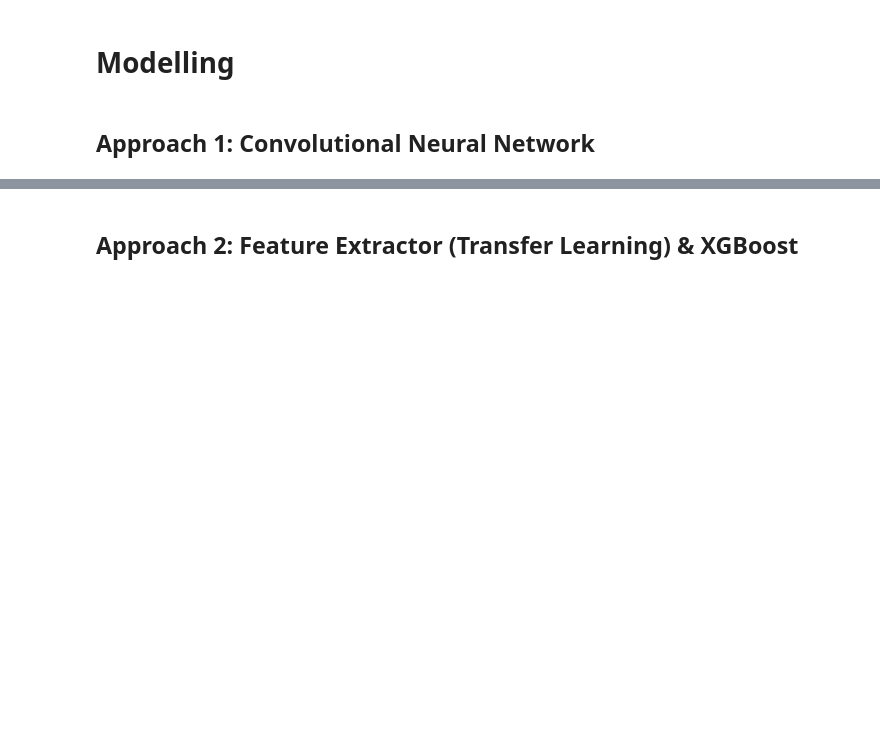
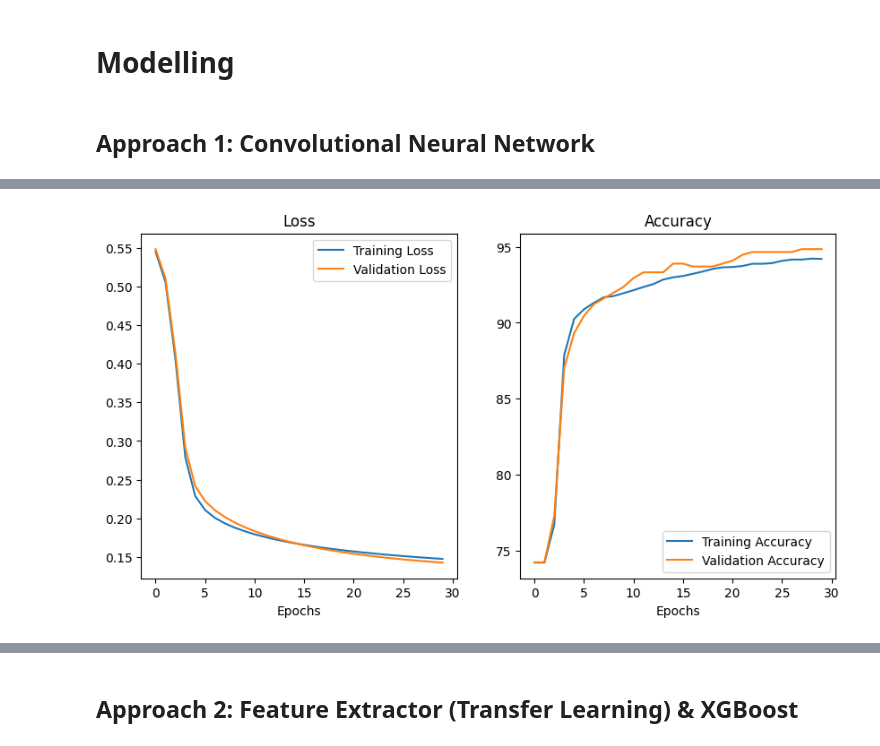
Before and after one commit to lstk44/Homomorphic-Encryption, a Jupyter notebook: UCImageClassification/ImageClassification.ipynb, the cells around one changed output, grey strips where cells are left out. Cells and saved outputs as stored; diff of their text form; code cells hidden in the pictures; blank space fills up the shorter version.

```diff
--- a/UCImageClassification/ImageClassification.ipynb
+++ b/UCImageClassification/ImageClassification.ipynb
@@ -181,5 +246,10 @@ for i in range(n_classes):
 # %% [markdown]
 # Preprocessing
+# %%
+# normalize grayscale images for generic CNN
+xtrain_gray= xtrain_gray / 255
+xval_gray = xval_gray / 255
+xtest_gray = xtest_gray / 255
 # %% [markdown]
 # Modelling
 # %% [markdown]
@@ -273,16 +350,11 @@ def train_torch(model, x_train, x_val, y_train, y_val, epochs=20, learning_rate=
 # %%
-n_classes = len(np.unique(ytrain))
-
 torch_model = torch.nn.Sequential(
-      torch.nn.Conv2d(in_channels=1, out_channels=2, kernel_size=5),
-      torch.nn.ReLU(),
-      torch.nn.AvgPool2d(kernel_size=2, stride=2),
-      torch.nn.Conv2d(in_channels=2, out_channels=4, kernel_size=5),
-      torch.nn.ReLU(),
-      torch.nn.AvgPool2d(kernel_size=2, stride=2),
-      torch.nn.Flatten(),
-      torch.nn.Linear(in_features=64, out_features=1, bias=True),
-      torch.nn.Sigmoid()
-)
+        torch.nn.Conv2d(in_channels=1, out_channels=1, kernel_size=3),
+        torch.nn.ReLU(),
+        torch.nn.AvgPool2d(kernel_size=2, stride=2),
+        torch.nn.Flatten(),
+        torch.nn.Linear(in_features=169, out_features=1, bias=True),
+        torch.nn.Sigmoid()
+    )
 
 summary(torch_model, input_size=(1, 28, 28))
@@ -290,0 +381,6 @@ model = train_torch(torch_model, xtrain_gray, xval_gray, ytrain, yval)
+# %%
+torch_cnn = TorchCNN(model=torch_model)
+torch_cnn = torch_cnn.train(xtrain_gray, ytrain, xval_gray, yval, epochs=30, learning_rate=0.0001, weight_decay=0.0001, plot=True)
+ypred_torch = torch_cnn.evaluate(xtest_gray)
+# %% [output]
+[figure, added]
```
Also changed, not shown: parts of 16 cells of this notebook.
